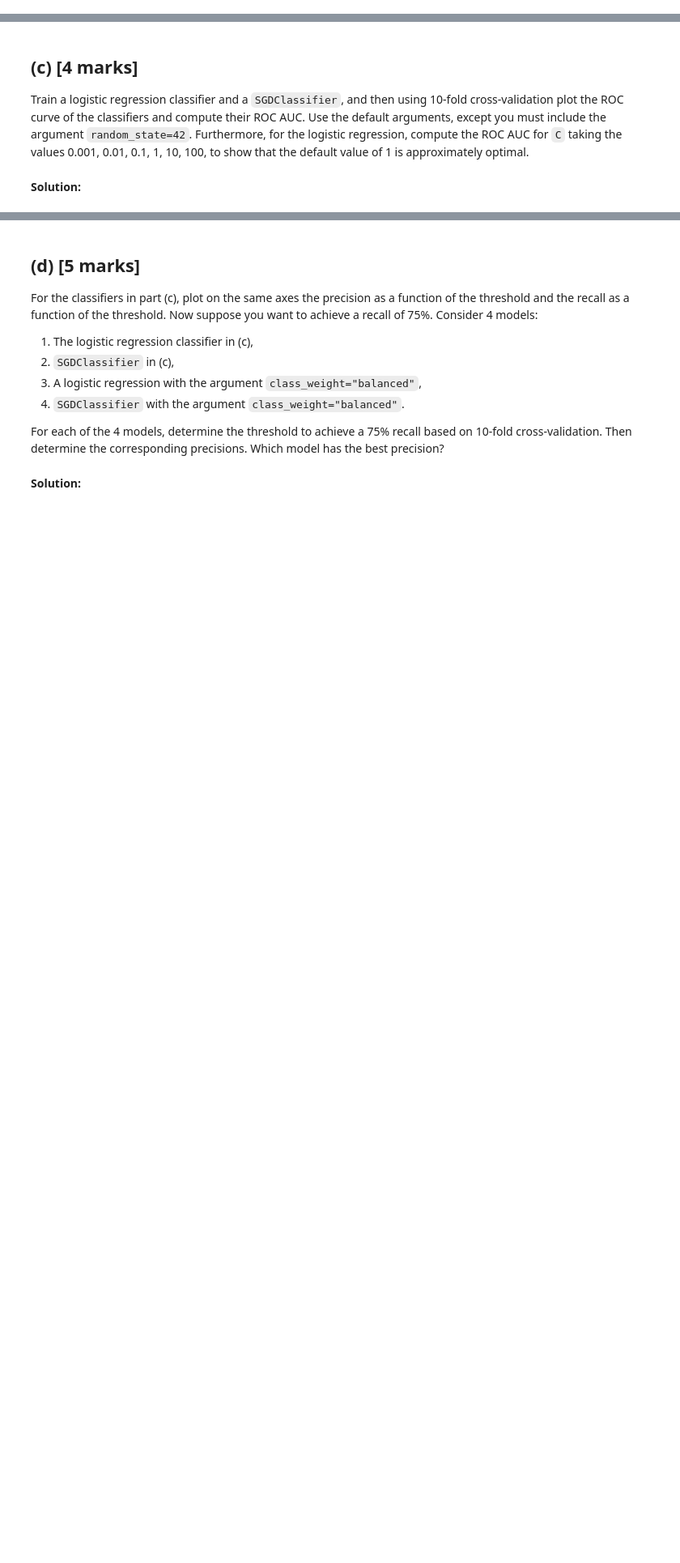
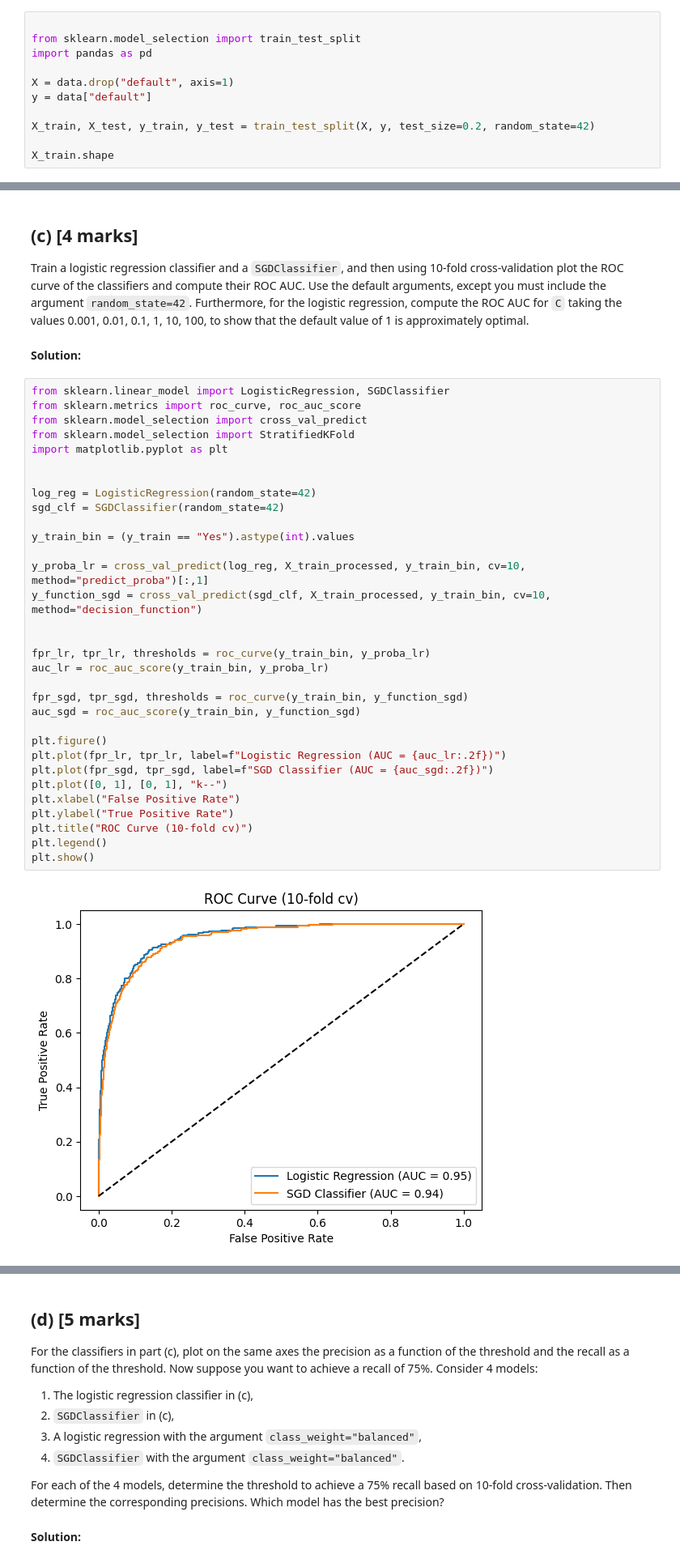
Before and after one commit to tchiu04/CFRM-421, a Jupyter notebook: Homework1-1.ipynb, the cells around one changed output, grey strips where cells are left out. Shown at 81% size. Drawn from its saved outputs; the diff is of its cells as text; blank space fills up the shorter version.

```diff
--- a/Homework1-1.ipynb
+++ b/Homework1-1.ipynb
@@ -625,2 +624,13 @@ FileNotFoundError: [Errno 2] No such file or directory: 'Default.csv'
 # %% [markdown]
 **Solution:**
+# %%
+
+from sklearn.model_selection import train_test_split
+import pandas as pd
+
+X = data.drop("default", axis=1)
+y = data["default"]
+
+X_train, X_test, y_train, y_test = train_test_split(X, y, test_size=0.2, random_state=42)
+
+X_train.shape
@@ -635,3 +673,37 @@ Design a pipeline for preprocessing that applies one hot encoding to the categor
 Train a logistic regression classifier and a `SGDClassifier`, and then using 10-fold cross-validation plot the ROC curve of the classifiers and compute their ROC AUC. Use the default arguments, except you must include the argument `random_state=42`.  Furthermore, for the logistic regression, compute the ROC AUC for `C` taking the values 0.001, 0.01, 0.1, 1, 10, 100, to show that the default value of 1 is approximately optimal.
 # %% [markdown]
 **Solution:**
+# %%
+from sklearn.linear_model import LogisticRegression, SGDClassifier
+from sklearn.metrics import roc_curve, roc_auc_score
+from sklearn.model_selection import cross_val_predict
+from sklearn.model_selection import StratifiedKFold
+import matplotlib.pyplot as plt
+
+
+log_reg = LogisticRegression(random_state=42)
+sgd_clf = SGDClassifier(random_state=42)
+
+y_train_bin = (y_train == "Yes").astype(int).values
+
+y_proba_lr = cross_val_predict(log_reg, X_train_processed, y_train_bin, cv=10, method="predict_proba")[:,1]
+y_function_sgd = cross_val_predict(sgd_clf, X_train_processed, y_train_bin, cv=10, method="decision_function")
+
+
+fpr_lr, tpr_lr, thresholds = roc_curve(y_train_bin, y_proba_lr)
+auc_lr = roc_auc_score(y_train_bin, y_proba_lr)
+
+fpr_sgd, tpr_sgd, thresholds = roc_curve(y_train_bin, y_function_sgd)
+auc_sgd = roc_auc_score(y_train_bin, y_function_sgd)
+
+plt.figure()
+plt.plot(fpr_lr, tpr_lr, label=f"Logistic Regression (AUC = {auc_lr:.2f})")
+plt.plot(fpr_sgd, tpr_sgd, label=f"SGD Classifier (AUC = {auc_sgd:.2f})")
+plt.plot([0, 1], [0, 1], "k--")
+plt.xlabel("False Positive Rate")
+plt.ylabel("True Positive Rate")
+plt.title("ROC Curve (10-fold cv)")
+plt.legend()
+plt.show()
+# %% [output]
+[figure, added]
```
Also changed, not shown: parts of 8 cells of this notebook.
